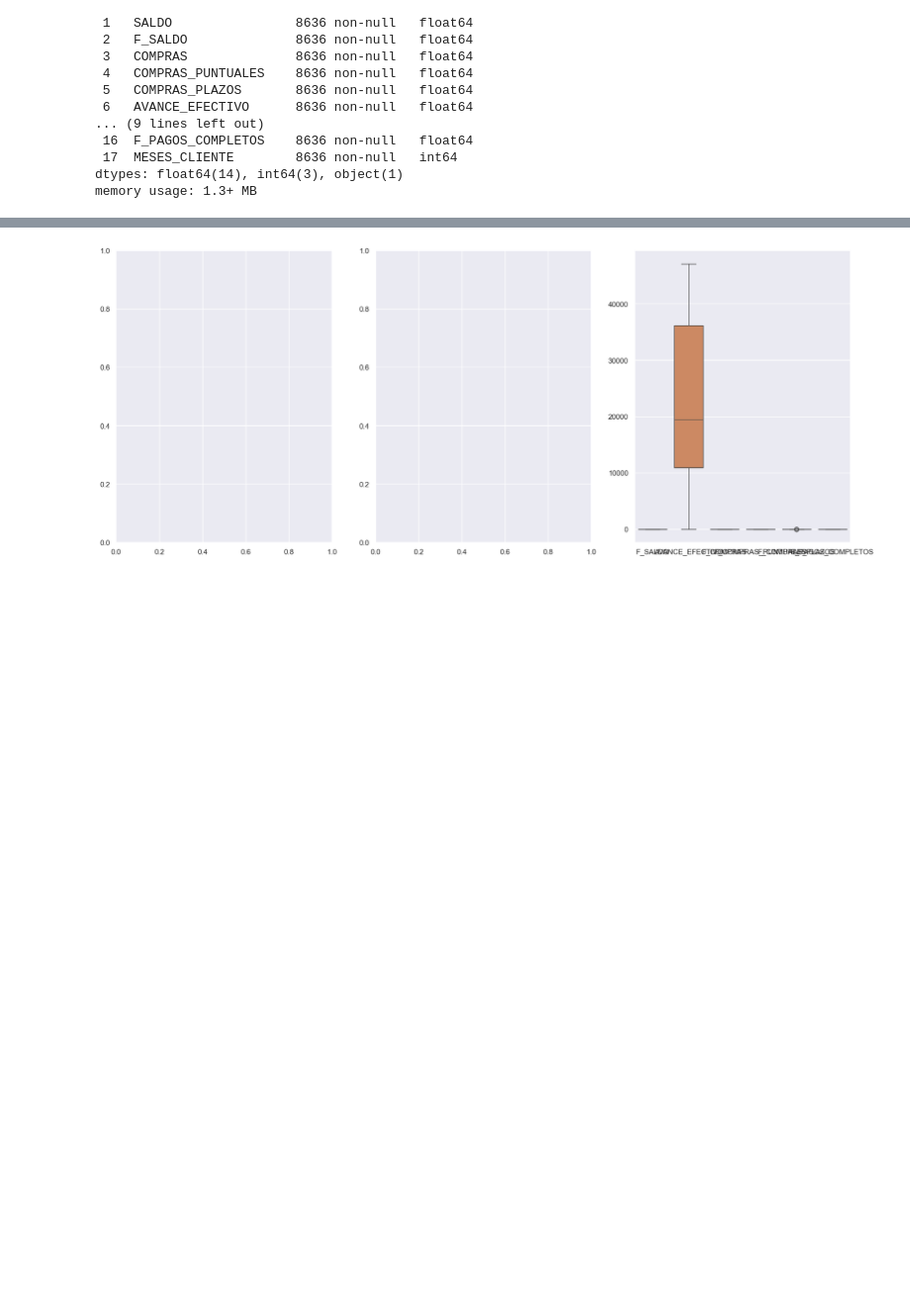
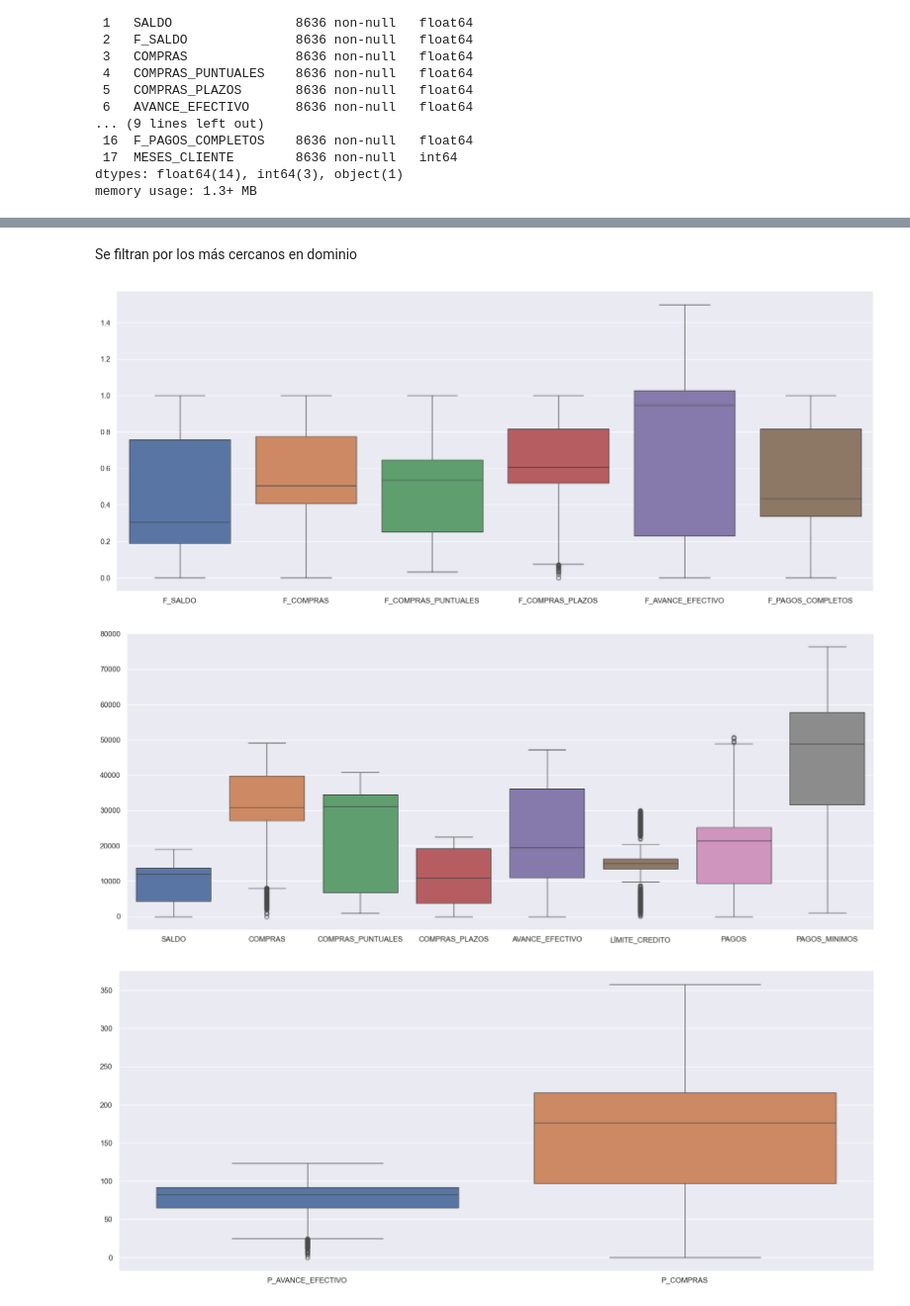
Before and after one commit to ju4ndiegos/Lab-2-Agrupacion, a Jupyter notebook: informe.ipynb, the cells around one changed output, grey strips where cells are left out. Shown at 99% size. Drawn from its saved outputs; the diff is of its cells as text; code cells hidden in the pictures; blank space fills up the shorter version.

Commit message:
avance 2

```diff
--- a/informe.ipynb
+++ b/informe.ipynb
@@ -134,5 +134,3 @@ df_trabajo.describe()
 | 50% | 12012.129670 | 0.305396 | 30920.065455 | 31014.788550 | 10826.957970 | 19471.666280 | 0.504715 | ... |
 | 75% | 13743.718880 | 0.756067 | 39808.933265 | 34490.217572 | 19131.456735 | 36151.178305 | 0.777007 | ... |
 | max | 19043.138560 | 1.000000 | 49039.570000 | 40761.250000 | 22500.000000 | 47137.211760 | 1.000000 | ... |
-# %%
-df_trabajo=df_trabajo.drop(columns=['ID'])
@@ -139,10 +144,20 @@ df_trabajo=df_trabajo.drop(columns=['ID'])
+# %% [markdown]
+Se filtran por los más cercanos en dominio
 # %%
-a=df_trabajo.columns.drop(['SALDO','COMPRAS','COMPRAS_PUNTUALES','COMPRAS_PLAZOS','F_AVANCE_EFECTIVO','P_AVANCE_EFECTIVO', 'P_COMPRAS', 'LÍMITE_CREDITO', 'PAGOS', 'PAGOS_MINIMOS', 'MESES_CLIENTE' ])
+a=df_trabajo.columns.drop(['ID','MESES_CLIENTE','SALDO','COMPRAS','COMPRAS_PUNTUALES','AVANCE_EFECTIVO','COMPRAS_PLAZOS','P_AVANCE_EFECTIVO', 'P_COMPRAS', 'LÍMITE_CREDITO', 'PAGOS', 'PAGOS_MINIMOS' ])
+b=df_trabajo.columns.drop(list(a)).drop(['ID', 'MESES_CLIENTE','P_AVANCE_EFECTIVO', 'P_COMPRAS'])
+c=df_trabajo.columns.drop(list(a)).drop(list(b)).drop(['ID','MESES_CLIENTE'])
 # %%
 #Visualización de todas las variables numéricas
-fig, ax =plt.subplots(1,3,figsize=(20,8))
-ax[0] = sns.boxplot(data=df_trabajo[a], orient="v")
-#ax[1] = sns.boxplot(data=df_trabajo, orient="v")
-#ax[2] = sns.boxplot(data=df_trabajo, orient="v")
+fig= plt.figure(figsize=(20,8))
+ax = sns.boxplot(data=df_trabajo[a], orient="v")
+plt.show()
+fig= plt.figure(figsize=(20,8))
+ax = sns.boxplot(data=df_trabajo[b], orient="v")
+plt.show()
+fig= plt.figure(figsize=(20,8))
+ax = sns.boxplot(data=df_trabajo[c], orient="v")
 # %% [output]
-[figure, old version]
+[figure, new version]
+[figure, added]
+[figure, added]
```
Also changed, not shown: parts of 7 cells of this notebook.
